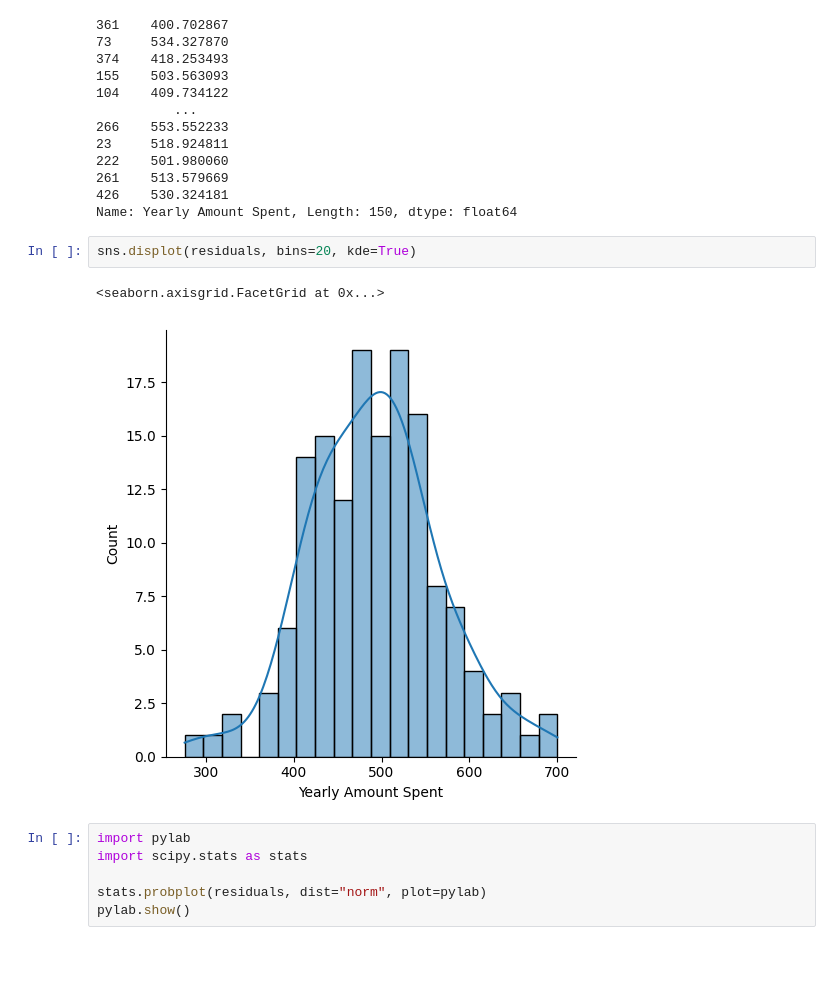
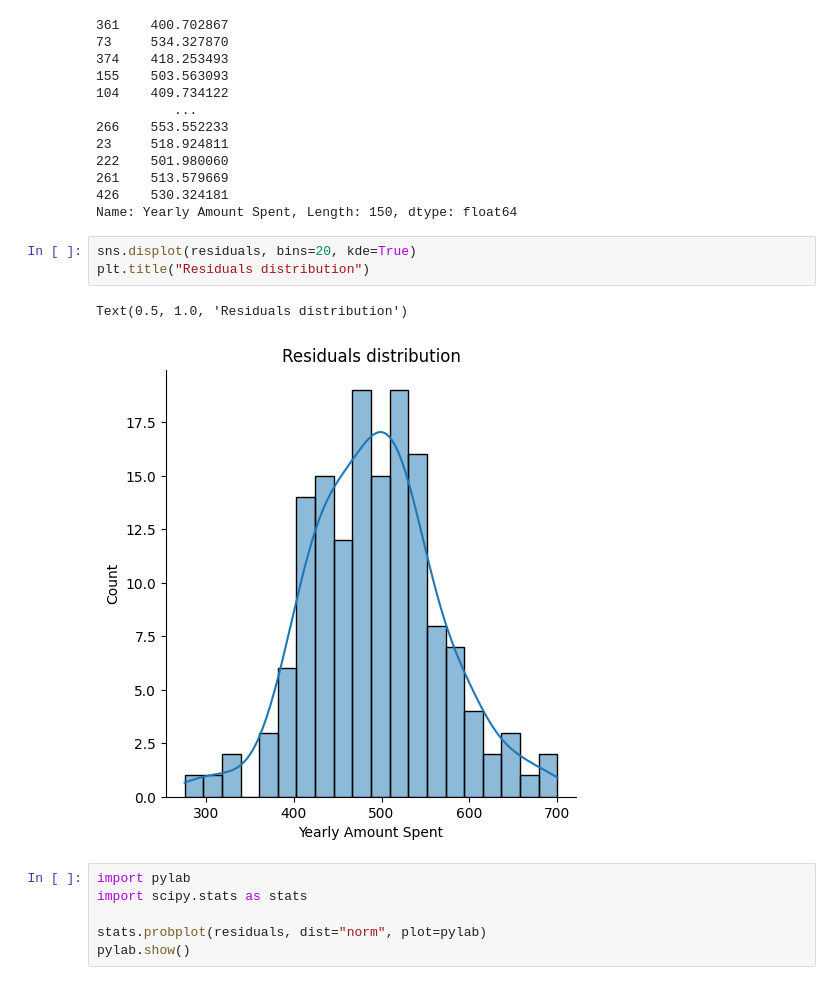
Before and after one commit to georgekenefati/E-commerce-Behavior-Prediction, a Jupyter notebook: regression_analysis.ipynb, the cells around one changed output. Cells and saved outputs as stored; diff of their text form; blank space fills up the shorter version.

```diff
--- a/regression_analysis.ipynb
+++ b/regression_analysis.ipynb
@@ -152,9 +153,10 @@ print(residuals)
 Name: Yearly Amount Spent, Length: 150, dtype: float64
 # %%
 sns.displot(residuals, bins=20, kde=True)
+plt.title("Residuals distribution")
 # %% [output]
-<seaborn.axisgrid.FacetGrid at 0x...>
+Text(0.5, 1.0, 'Residuals distribution')
-[figure, old version]
+[figure, new version]
 # %%
 import pylab
 import scipy.stats as stats
```
Also changed, not shown: parts of 3 cells of this notebook, 2 other files.
